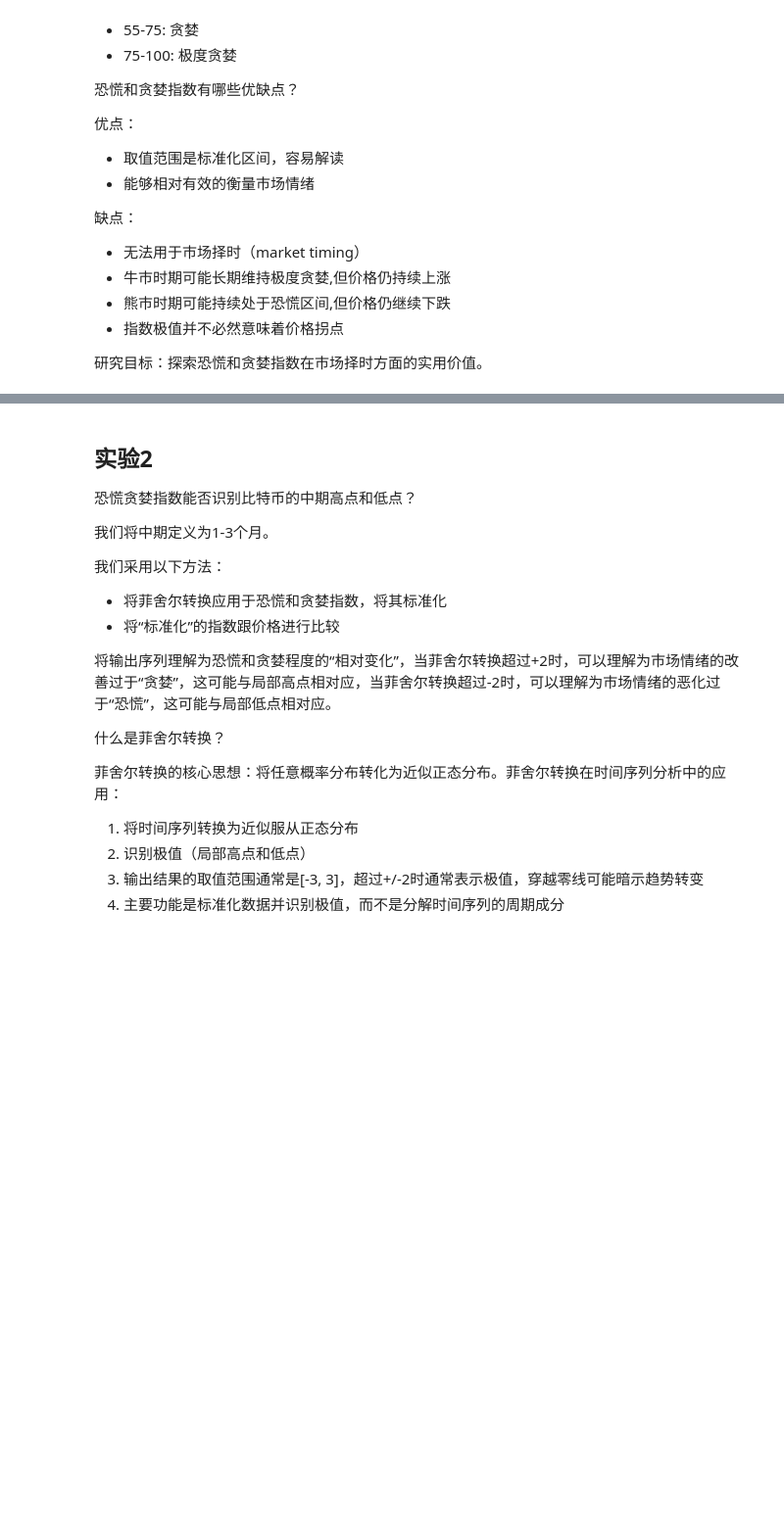
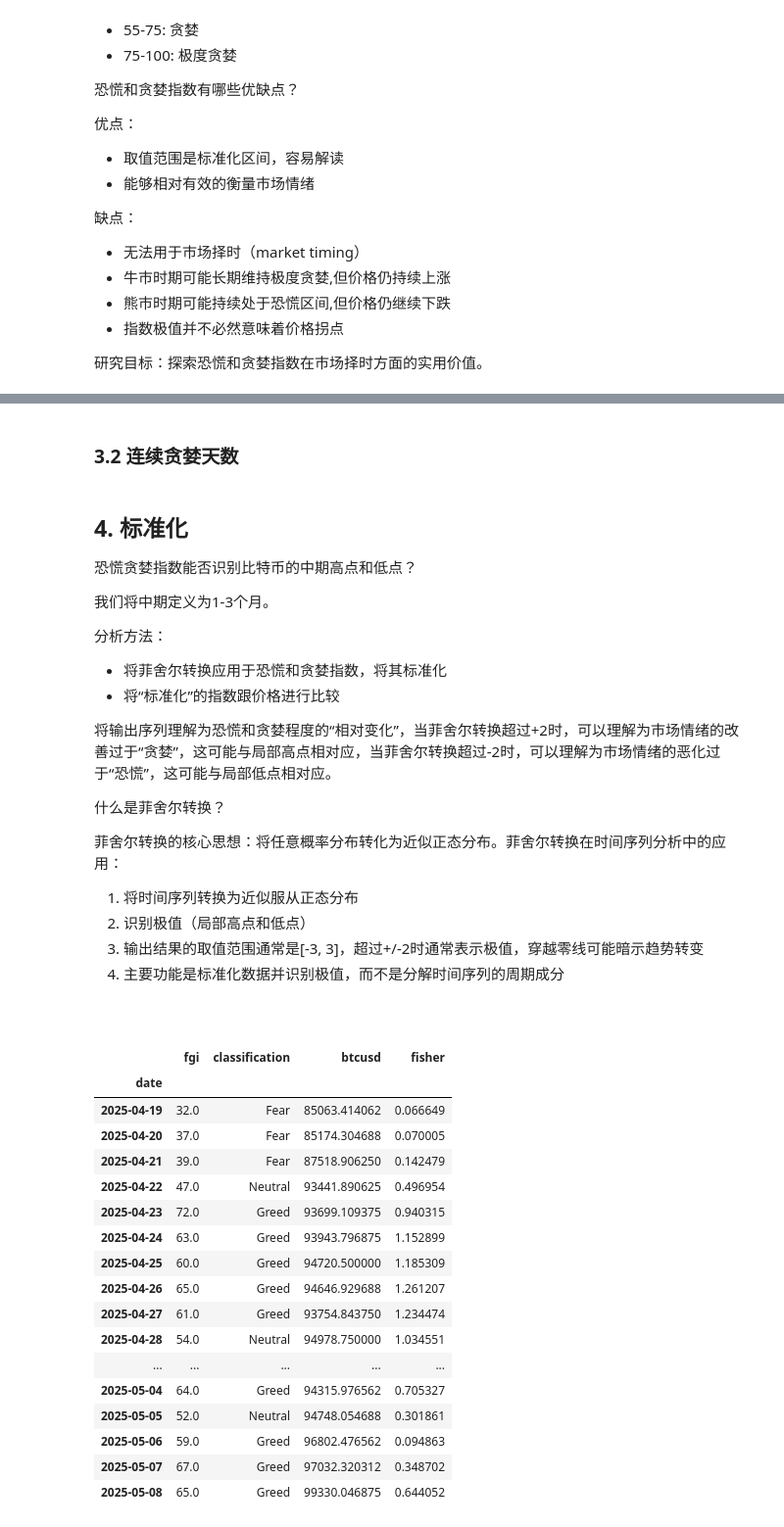
Before and after one commit to scofieldchen/quant-research, a Jupyter notebook: notebooks/fear_greed_index.ipynb, the cells around one changed output, grey strips where cells are left out. Shown at 98% size. Saved outputs shown, nothing was run; the diff lists cells and outputs as text; code cells hidden in the pictures; blank space fills up the shorter version.

````diff
--- a/notebooks/fear_greed_index.ipynb
+++ b/notebooks/fear_greed_index.ipynb
@@ -363,0 +363,2 @@ fig.show()
+# %% [markdown]
+### 3.2 连续贪婪天数
@@ -364,11 +405,11 @@ fig.show()
 # %% [markdown]
-## 实验2
+## 4. 标准化
 
 恐慌贪婪指数能否识别比特币的中期高点和低点？
 
 我们将中期定义为1-3个月。
 
-我们采用以下方法：
+分析方法：
 - 将菲舍尔转换应用于恐慌和贪婪指数，将其标准化
 - 将“标准化”的指数跟价格进行比较
 
@@ -382,3 +423,4 @@ fig.show()
 2. 识别极值（局部高点和低点）
 3. 输出结果的取值范围通常是[-3, 3]，超过+/-2时通常表示极值，穿越零线可能暗示趋势转变
 4. 主要功能是标准化数据并识别极值，而不是分解时间序列的周期成分
+```
@@ -426,14 +427,32 @@ def fisher_transform(series: pd.Series, period: int = 10) -> pd.Series:
 # %%
-data = df.copy()
-
-# period of fisher transform
+# 参数
 fisher_period = 10
 
-# apply fisher transform to fear index
+# 应用费舍尔转换
+data = df.copy()
 data["fisher"] = fisher_transform(data["fgi"], period=fisher_period)
 
-# identify periods of fisher above/below extreme levels
+# 识别极端水平
 peak_periods = find_trend_periods(data["fisher"] > 2)
 valley_periods = find_trend_periods(data["fisher"] < -2)
 
-# data
+data.tail(20)
+# %% [output]
+|  | fgi | classification | btcusd | fisher |
+| date |  |  |  |  |
+| 2025-04-19 | 32.0 | Fear | 85063.414062 | 0.066649 |
+| 2025-04-20 | 37.0 | Fear | 85174.304688 | 0.070005 |
+| 2025-04-21 | 39.0 | Fear | 87518.906250 | 0.142479 |
+| 2025-04-22 | 47.0 | Neutral | 93441.890625 | 0.496954 |
+| 2025-04-23 | 72.0 | Greed | 93699.109375 | 0.940315 |
+| 2025-04-24 | 63.0 | Greed | 93943.796875 | 1.152899 |
+| 2025-04-25 | 60.0 | Greed | 94720.500000 | 1.185309 |
+| 2025-04-26 | 65.0 | Greed | 94646.929688 | 1.261207 |
+| 2025-04-27 | 61.0 | Greed | 93754.843750 | 1.234474 |
+| 2025-04-28 | 54.0 | Neutral | 94978.750000 | 1.034551 |
+| ... | ... | ... | ... | ... |
+| 2025-05-04 | 64.0 | Greed | 94315.976562 | 0.705327 |
+| 2025-05-05 | 52.0 | Neutral | 94748.054688 | 0.301861 |
+| 2025-05-06 | 59.0 | Greed | 96802.476562 | 0.094863 |
+| 2025-05-07 | 67.0 | Greed | 97032.320312 | 0.348702 |
+| 2025-05-08 | 65.0 | Greed | 99330.046875 | 0.644052 |
````
Also changed, not shown: parts of 22 cells of this notebook, 1 other file.
